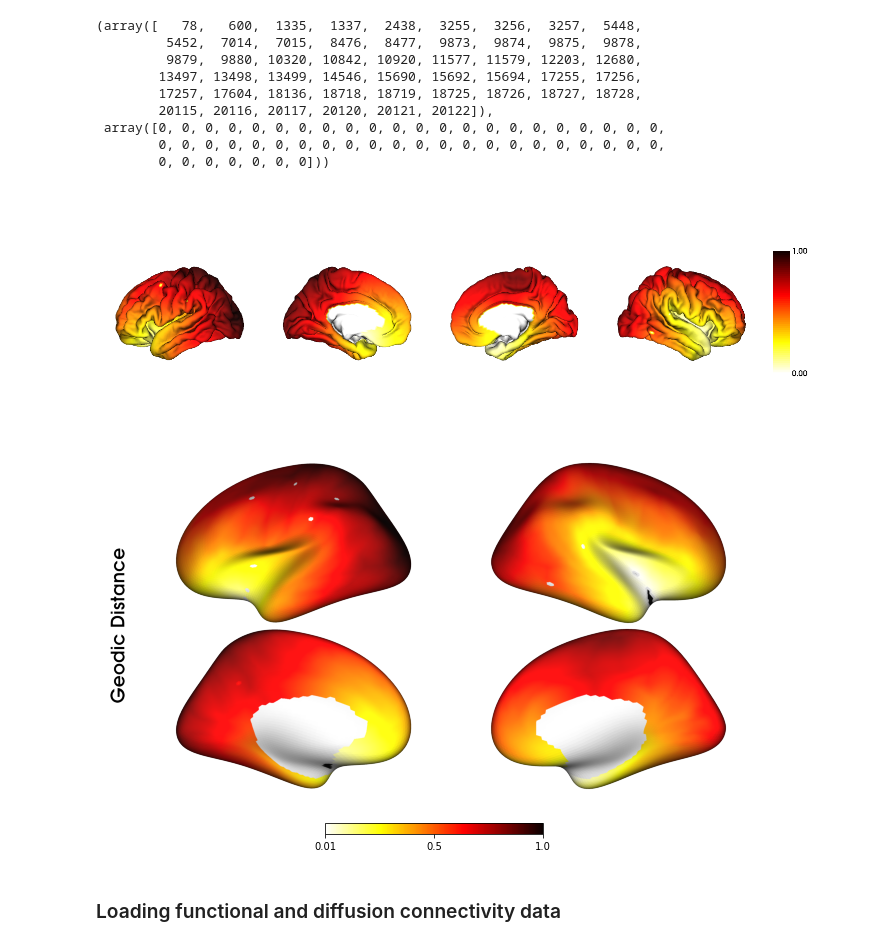
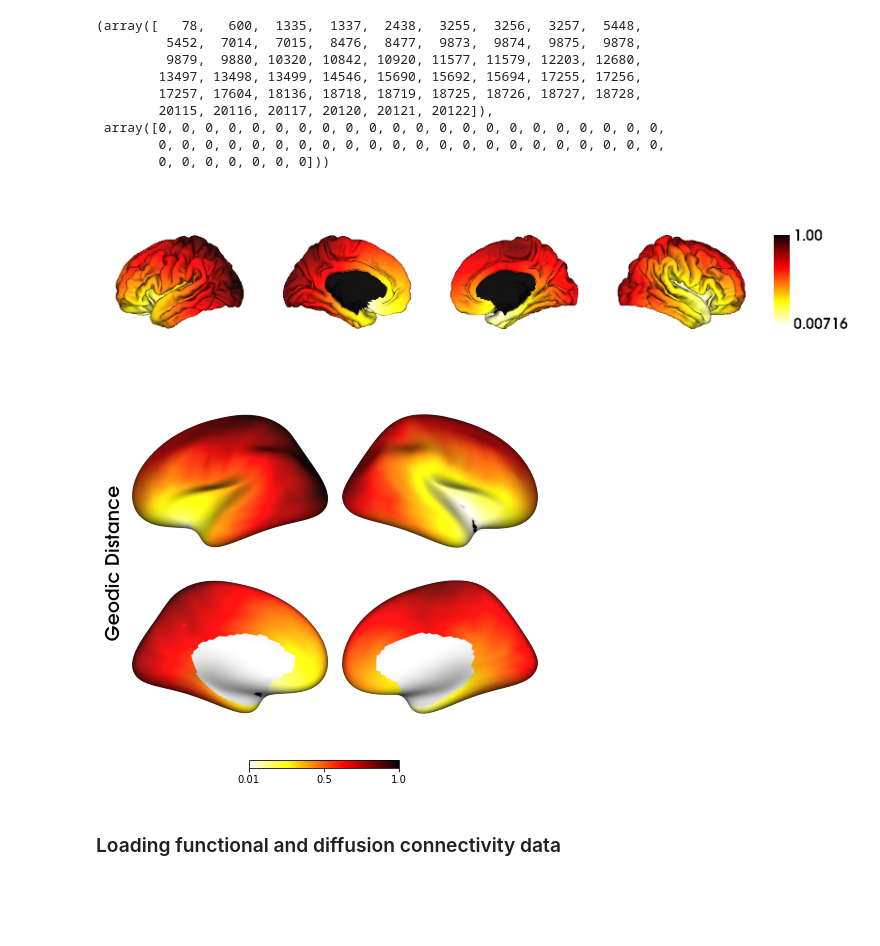
Before and after one commit to sudesnac/HumanBF-Connectivity, a Jupyter notebook: notebook/connectivity_distance.ipynb, the cells around one changed output. Cells and saved outputs as stored; diff of their text form; code cells hidden in the pictures; blank space fills up the shorter version.

Commit message:
conn dist figs

```diff
--- a/notebook/connectivity_distance.ipynb
+++ b/notebook/connectivity_distance.ipynb
@@ -39,8 +39,8 @@ fig_path = main_path + "/HumanBF-Parcellation/results/figures/Conn_dist/"
 # %%
 # Geodic Distance
 # data_dir = "/home/ROBARTS/schakraborty/graham/sudesnacPJ/13_Funcparc/0_Funcparc_rhaast/basal_forebrain/resources/"
-geodic_lh = images.load_gifti(results_path + "seed-BASF_geodesic-distance.pial.lh.shape.gii")
-geodic_rh = images.load_gifti(results_path + "seed-BASF_geodesic-distance.pial.rh.shape.gii")
+geodic_lh = images.load_gifti(results_path + "seed-BASF_geodesic-distance-no-zeros.pial.lh.shape.gii")
+geodic_rh = images.load_gifti(results_path + "seed-BASF_geodesic-distance-no-zeros.pial.rh.shape.gii")
 # %%
 geodic_lh_data = geodic_lh.agg_data()
 geodic_rh_data = geodic_rh.agg_data()
@@ -87,23 +87,23 @@ np.where(BF_scaled_data==1)
 # %%
 # Checking the scaled cortical surface data
 surf_lh, surf_rh = load_fsa5()
-plot_hemispheres(surf_lh, surf_rh, array_name=[geodic_scaled_data.reshape([20484])], size=(1500, 500), cmap=['hot_r'], color_bar=True, embed_nb=True)
+plot_hemispheres(surf_lh, surf_rh, array_name=[geodic_scaled_data.reshape([20484])], size=(800, 200), cmap=['hot_r'], color_bar=True, embed_nb=True)
 # %% [output]
-[figure, old version]
+[figure, new version]
 # %%
 # plot both BF and geodic distance together
 
 surfaces = fetch_fsaverage(density='10k')
 lh, rh = surfaces['inflated']
 
-p = Plot(lh, rh, size=(1200, 600), zoom=1.8, label_text={'left':['Geodic Distance']}, brightness=.8)
+p = Plot(lh, rh, size=(800, 600), zoom=1.5, label_text={'left':['Geodic Distance']}, brightness=.8)
 p.add_layer(geodic_scaled_data.reshape([20484]), cmap='hot_r', cbar=True)
 p.add_layer(BF_scaled_data.reshape([20484]), cmap='binary', cbar=False)
 fig = p.build()
 fig.show()
-fig.savefig(fig_path+'geodic_dist_BFseed_grid.png', dpi=300)
+fig.savefig(fig_path+'geodesic_dist_BFseed_grid.png', dpi=300)
 # %% [output]
-[figure, old version]
+[figure, new version]
 # %% [markdown]
 ### Loading functional and diffusion connectivity data
 # %% [markdown]
```
Also changed, not shown: parts of 26 cells of this notebook, 5 other files.
